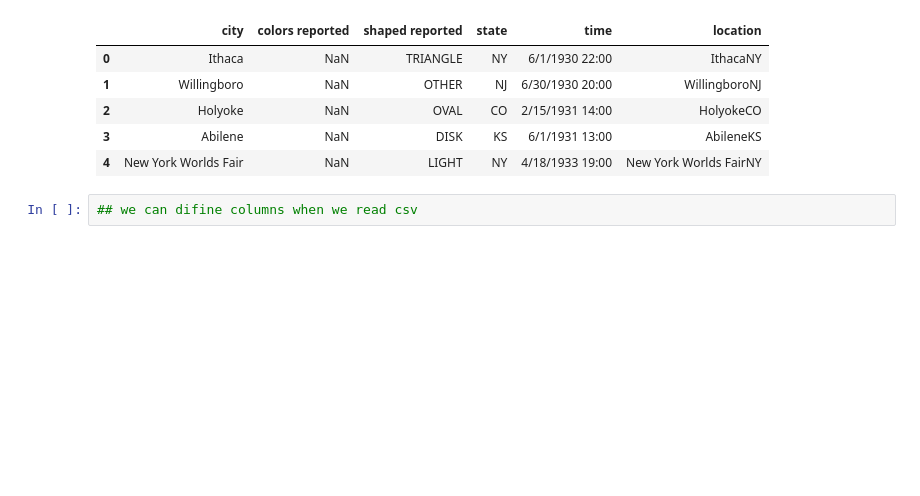
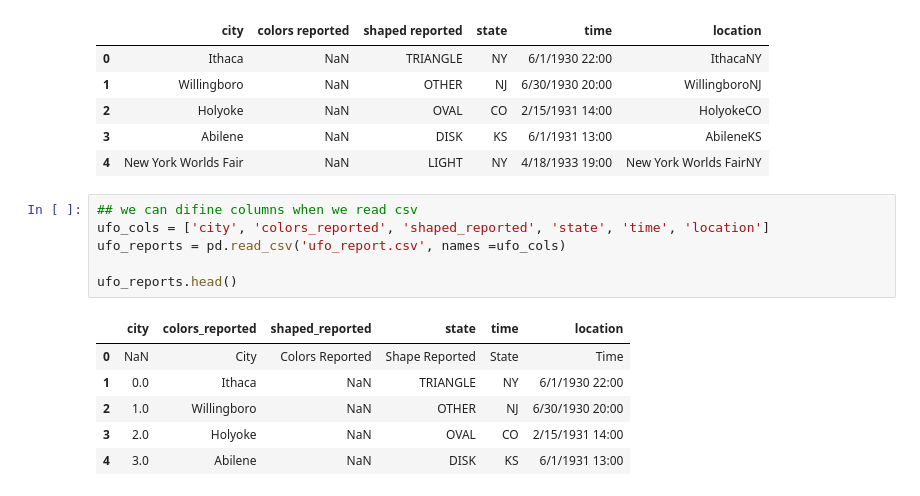
Before and after one commit to shahriar0999/pandas, a Jupyter notebook: pandas.ipynb, the cells around one changed output. Drawn from its saved outputs; the diff is of its cells as text; blank space fills up the shorter version.

```diff
--- a/pandas.ipynb
+++ b/pandas.ipynb
@@ -64,3 +64,14 @@ ufo.head()
 | 4 | New York Worlds Fair | NaN | LIGHT | NY | 4/18/1933 19:00 | New York Worlds FairNY |
 # %%
 ## we can difine columns when we read csv
+ufo_cols = ['city', 'colors_reported', 'shaped_reported', 'state', 'time', 'location']
+ufo_reports = pd.read_csv('ufo_report.csv', names =ufo_cols)
+
+ufo_reports.head()
+# %% [output]
+|  | city | colors_reported | shaped_reported | state | time | location |
+| 0 | NaN | City | Colors Reported | Shape Reported | State | Time |
+| 1 | 0.0 | Ithaca | NaN | TRIANGLE | NY | 6/1/1930 22:00 |
+| 2 | 1.0 | Willingboro | NaN | OTHER | NJ | 6/30/1930 20:00 |
+| 3 | 2.0 | Holyoke | NaN | OVAL | CO | 2/15/1931 14:00 |
+| 4 | 3.0 | Abilene | NaN | DISK | KS | 6/1/1931 13:00 |
```
